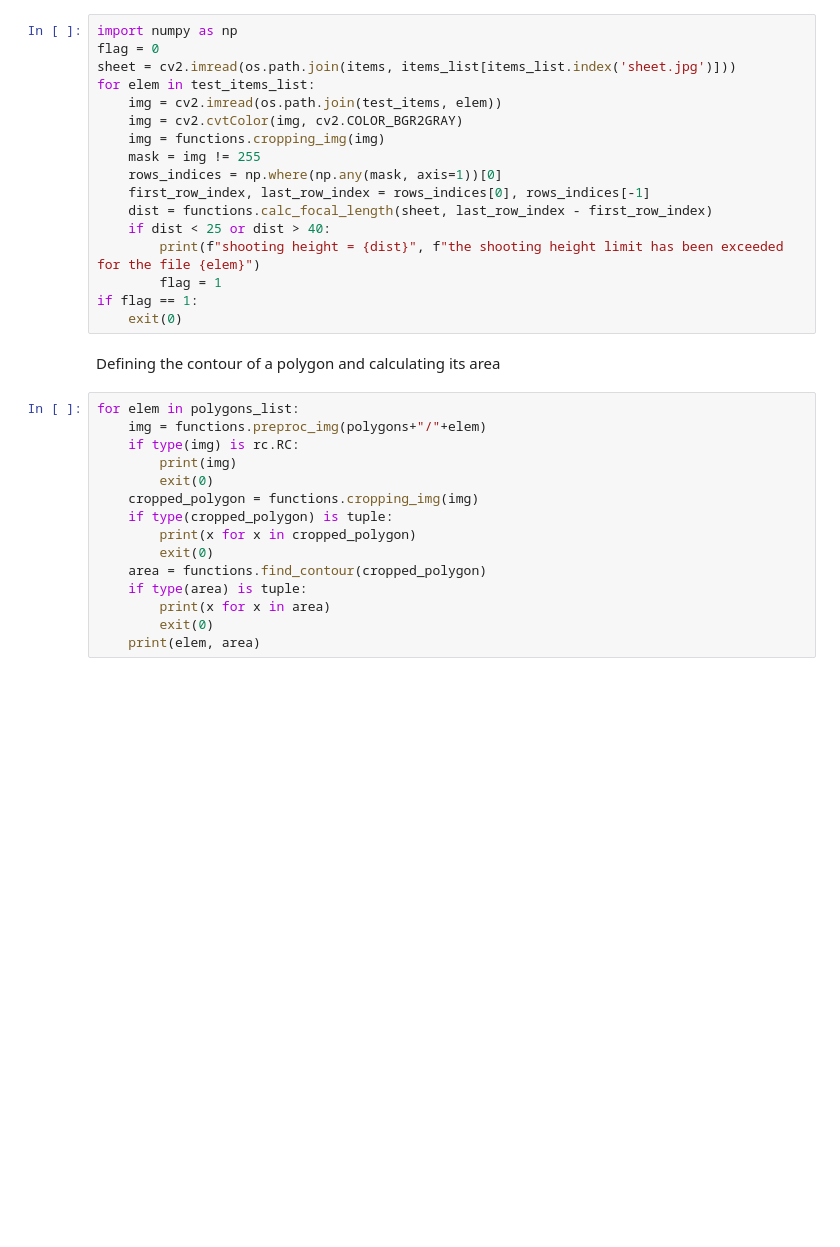
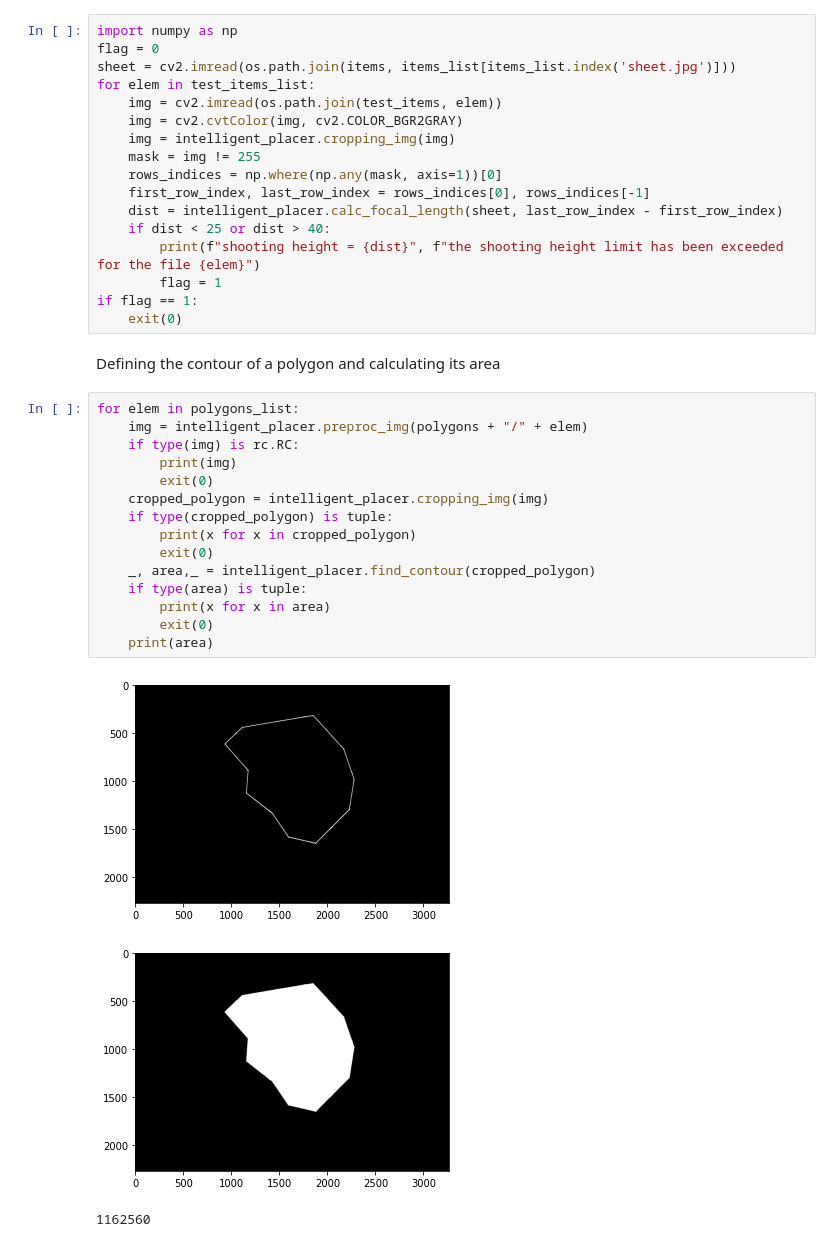
Before and after one commit to eencoree/Placer, a Jupyter notebook: intelligent_placer.ipynb, the cells around one changed output. Drawn from its saved outputs; the diff is of its cells as text; blank space fills up the shorter version.

```diff
--- a/intelligent_placer.ipynb
+++ b/intelligent_placer.ipynb
@@ -20,11 +20,11 @@ sheet = cv2.imread(os.path.join(items, items_list[items_list.index('sheet.jpg')]
 for elem in test_items_list:
     img = cv2.imread(os.path.join(test_items, elem))
     img = cv2.cvtColor(img, cv2.COLOR_BGR2GRAY)
-    img = functions.cropping_img(img)
+    img = intelligent_placer.cropping_img(img)
     mask = img != 255
     rows_indices = np.where(np.any(mask, axis=1))[0]
     first_row_index, last_row_index = rows_indices[0], rows_indices[-1]
-    dist = functions.calc_focal_length(sheet, last_row_index - first_row_index)
+    dist = intelligent_placer.calc_focal_length(sheet, last_row_index - first_row_index)
     if dist < 25 or dist > 40:
         print(f"shooting height = {dist}", f"the shooting height limit has been exceeded for the file {elem}")
         flag = 1
@@ -34,16 +34,20 @@ if flag == 1:
 Defining the contour of a polygon and calculating its area
 # %%
 for elem in polygons_list:
-    img = functions.preproc_img(polygons+"/"+elem)
+    img = intelligent_placer.preproc_img(polygons + "/" + elem)
     if type(img) is rc.RC:
         print(img)
         exit(0)
-    cropped_polygon = functions.cropping_img(img)
+    cropped_polygon = intelligent_placer.cropping_img(img)
     if type(cropped_polygon) is tuple:
         print(x for x in cropped_polygon)
         exit(0)
-    area = functions.find_contour(cropped_polygon)
+    _, area,_ = intelligent_placer.find_contour(cropped_polygon)
     if type(area) is tuple:
         print(x for x in area)
         exit(0)
-    print(elem, area)
+    print(area)
+# %% [output]
+[figure, added]
+[figure, added]
+1162560
```
Also changed, not shown: parts of 10 cells of this notebook, 13 other files.
